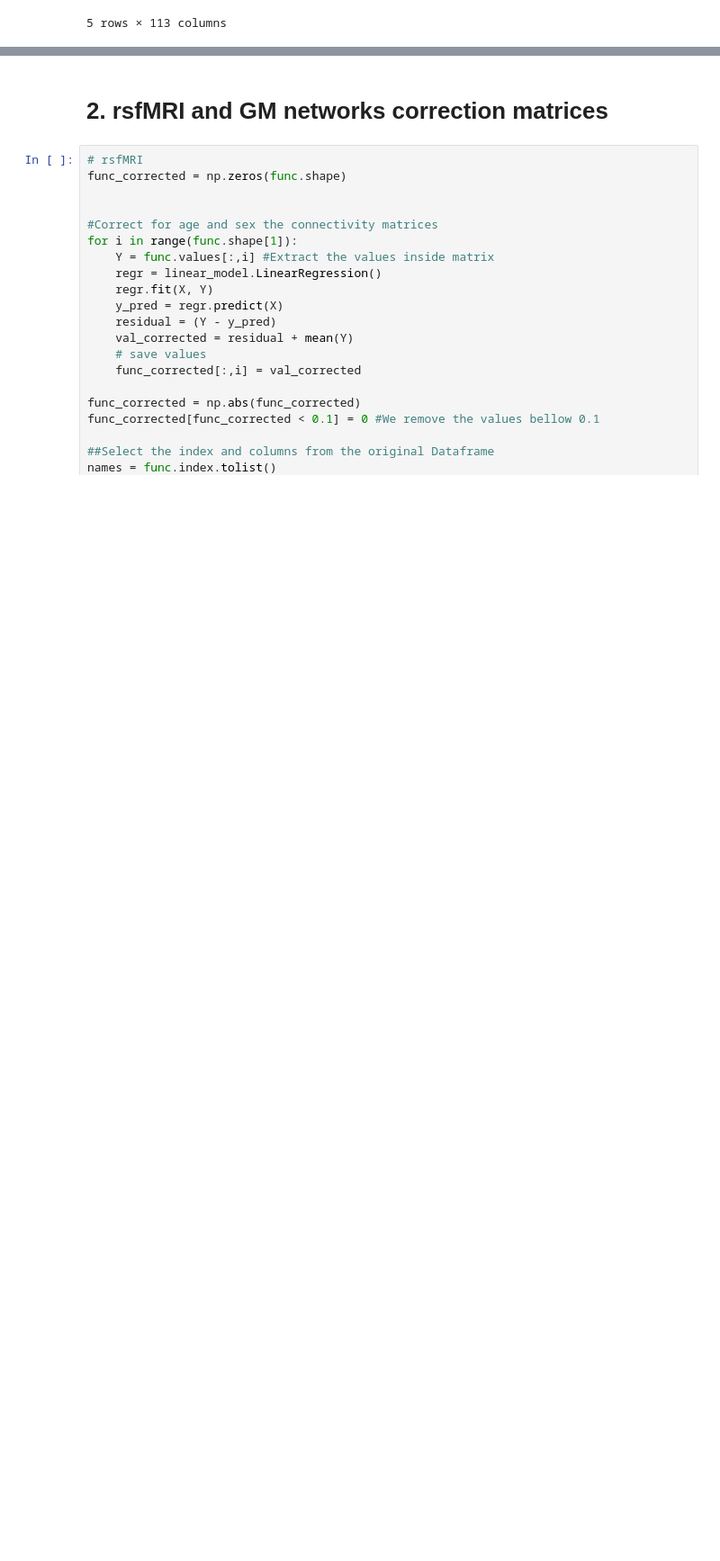
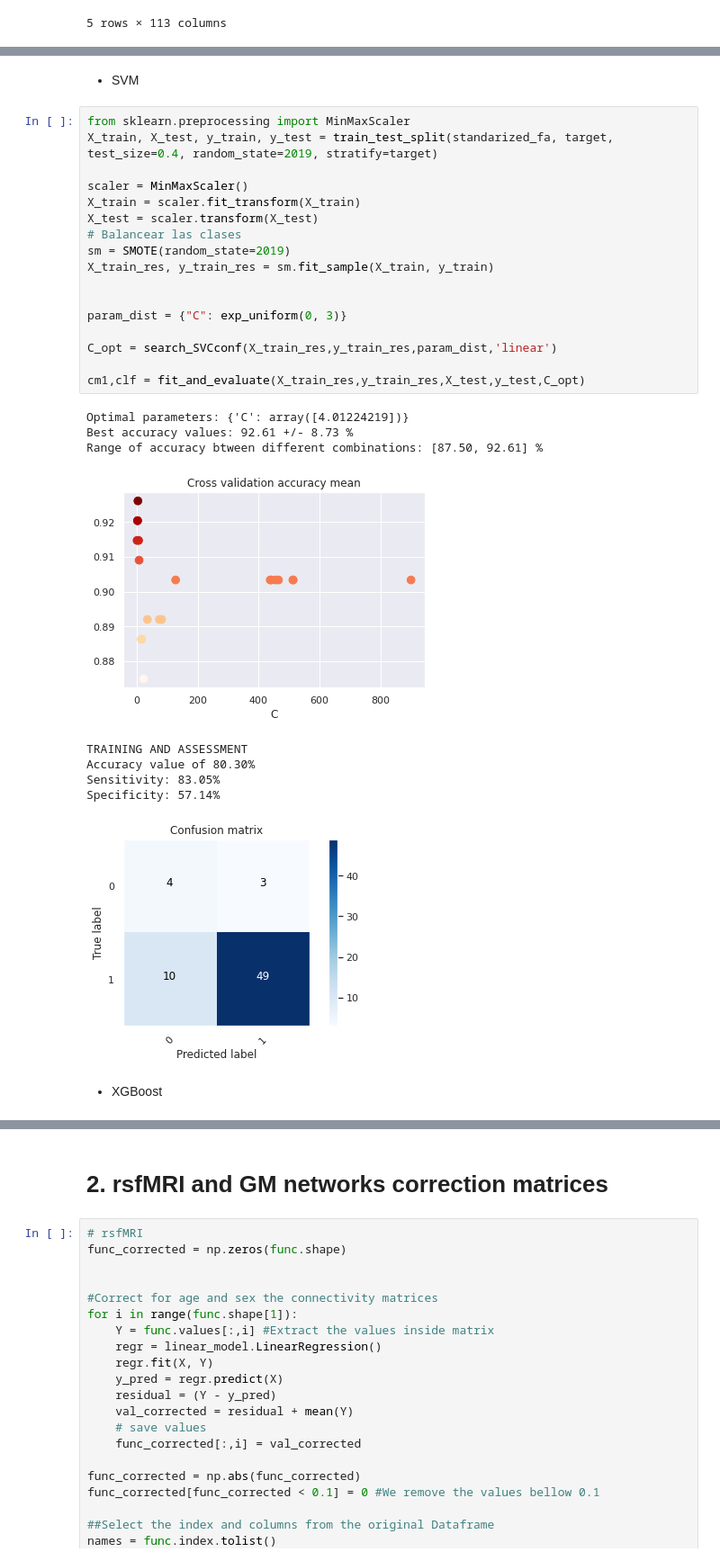
Before and after one commit to FrancescVP/Capstone_Project, a Jupyter notebook: Eloy/DataLoaderExample_EMH.ipynb, the cells around one changed output, grey strips where cells are left out. Shown at 90% size. Drawn from its saved outputs; the diff is of its cells as text; blank space fills up the shorter version.

```diff
--- a/Eloy/DataLoaderExample_EMH.ipynb
+++ b/Eloy/DataLoaderExample_EMH.ipynb
@@ -343,0 +430,31 @@ Statistically diferences in 108 of connections with FDR
+# %% [markdown]
+* SVM
+# %%
+from sklearn.preprocessing import MinMaxScaler
+X_train, X_test, y_train, y_test = train_test_split(standarized_fa, target, test_size=0.4, random_state=2019, stratify=target)
+
+scaler = MinMaxScaler()
+X_train = scaler.fit_transform(X_train)
+X_test = scaler.transform(X_test)
+# Balancear las clases
+sm = SMOTE(random_state=2019)
+X_train_res, y_train_res = sm.fit_sample(X_train, y_train)
+
+
+param_dist = {"C": exp_uniform(0, 3)}
+
+C_opt = search_SVCconf(X_train_res,y_train_res,param_dist,'linear')
+
+cm1,clf = fit_and_evaluate(X_train_res,y_train_res,X_test,y_test,C_opt)
+# %% [output]
+Optimal parameters: {'C': array([4.01224219])}
+Best accuracy values: 92.61 +/- 8.73 %
+Range of accuracy btween different combinations: [87.50, 92.61] %
+[figure, added]
+TRAINING AND ASSESSMENT
+Accuracy value of 80.30%
+Sensitivity: 83.05%
+Specificity: 57.14%
+[figure, added]
+# %% [markdown]
+* XGBoost
```
Also changed, not shown: parts of 10 cells of this notebook.
